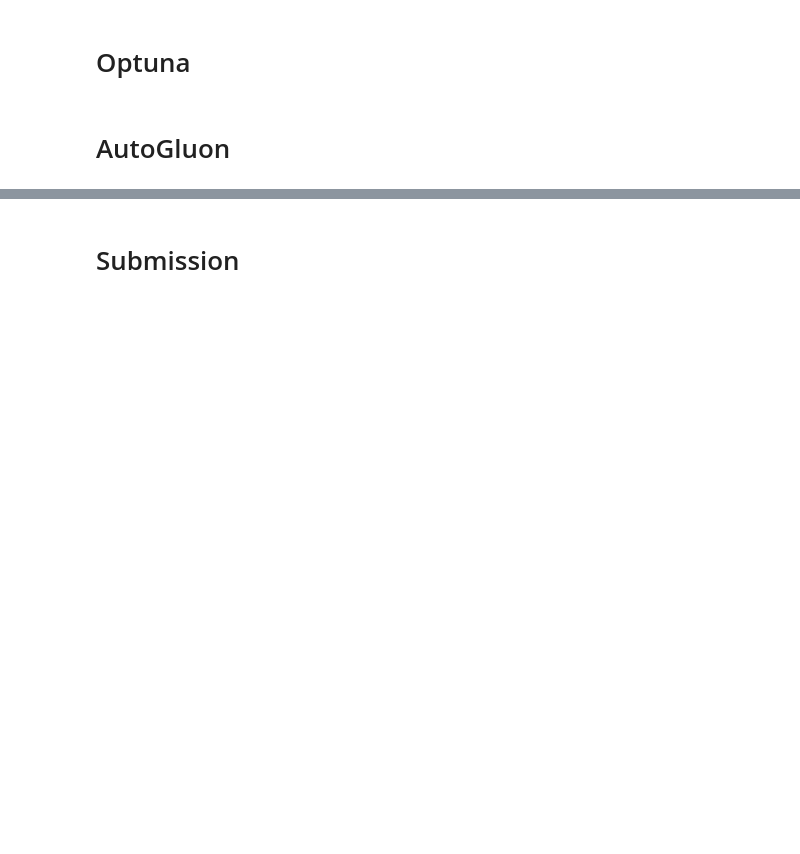
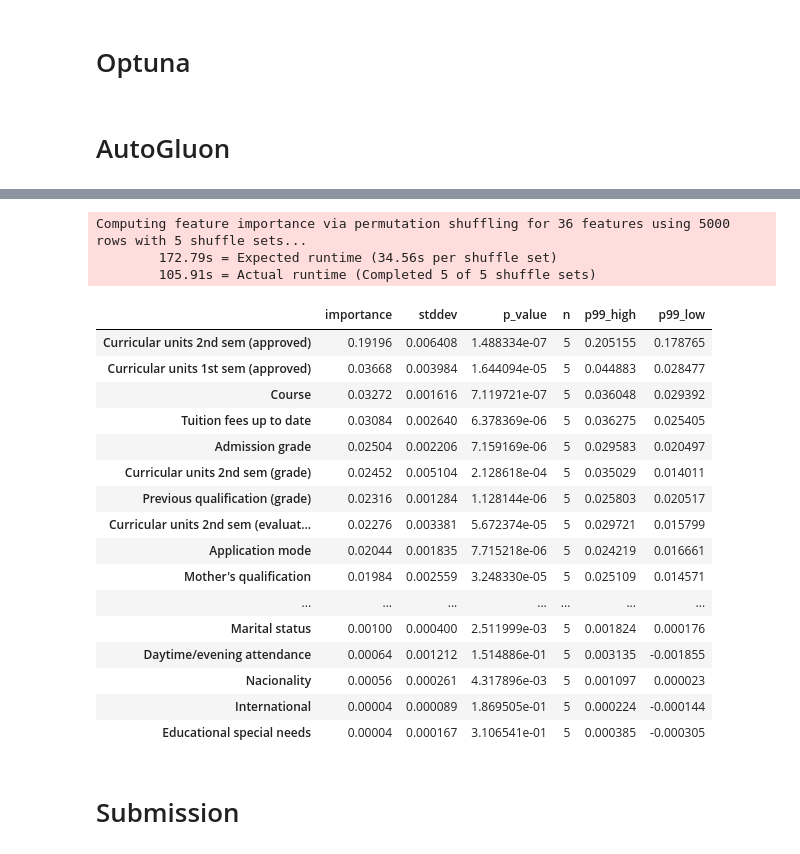
Before and after one commit to estaciolima/kaggle-playground-s4-e6, a Jupyter notebook: notebook.ipynb, the cells around one changed output, grey strips where cells are left out. Drawn from its saved outputs; the diff is of its cells as text; code cells hidden in the pictures; blank space fills up the shorter version.

```diff
--- a/notebook.ipynb
+++ b/notebook.ipynb
@@ -433,3 +501,26 @@ predictor.leaderboard()
+# %%
+predictor.feature_importance(df_autogluon)
+# %% [output]
+Computing feature importance via permutation shuffling for 36 features using 5000 rows with 5 shuffle sets...
+        172.79s = Expected runtime (34.56s per shuffle set)
+        105.91s = Actual runtime (Completed 5 of 5 shuffle sets)
+|  | importance | stddev | p_value | n | p99_high | p99_low |
+| Curricular units 2nd sem (approved) | 0.19196 | 0.006408 | 1.488334e-07 | 5 | 0.205155 | 0.178765 |
+| Curricular units 1st sem (approved) | 0.03668 | 0.003984 | 1.644094e-05 | 5 | 0.044883 | 0.028477 |
+| Course | 0.03272 | 0.001616 | 7.119721e-07 | 5 | 0.036048 | 0.029392 |
+| Tuition fees up to date | 0.03084 | 0.002640 | 6.378369e-06 | 5 | 0.036275 | 0.025405 |
+| Admission grade | 0.02504 | 0.002206 | 7.159169e-06 | 5 | 0.029583 | 0.020497 |
+| Curricular units 2nd sem (grade) | 0.02452 | 0.005104 | 2.128618e-04 | 5 | 0.035029 | 0.014011 |
+| Previous qualification (grade) | 0.02316 | 0.001284 | 1.128144e-06 | 5 | 0.025803 | 0.020517 |
+| Curricular units 2nd sem (evaluat... | 0.02276 | 0.003381 | 5.672374e-05 | 5 | 0.029721 | 0.015799 |
+| Application mode | 0.02044 | 0.001835 | 7.715218e-06 | 5 | 0.024219 | 0.016661 |
+| Mother's qualification | 0.01984 | 0.002559 | 3.248330e-05 | 5 | 0.025109 | 0.014571 |
+| ... | ... | ... | ... | ... | ... | ... |
+| Marital status | 0.00100 | 0.000400 | 2.511999e-03 | 5 | 0.001824 | 0.000176 |
+| Daytime/evening attendance | 0.00064 | 0.001212 | 1.514886e-01 | 5 | 0.003135 | -0.001855 |
+| Nacionality | 0.00056 | 0.000261 | 4.317896e-03 | 5 | 0.001097 | 0.000023 |
+| International | 0.00004 | 0.000089 | 1.869505e-01 | 5 | 0.000224 | -0.000144 |
+| Educational special needs | 0.00004 | 0.000167 | 3.106541e-01 | 5 | 0.000385 | -0.000305 |
 # %% [markdown]
 # Submission
 # %%
```
Also changed, not shown: parts of 10 cells of this notebook.
